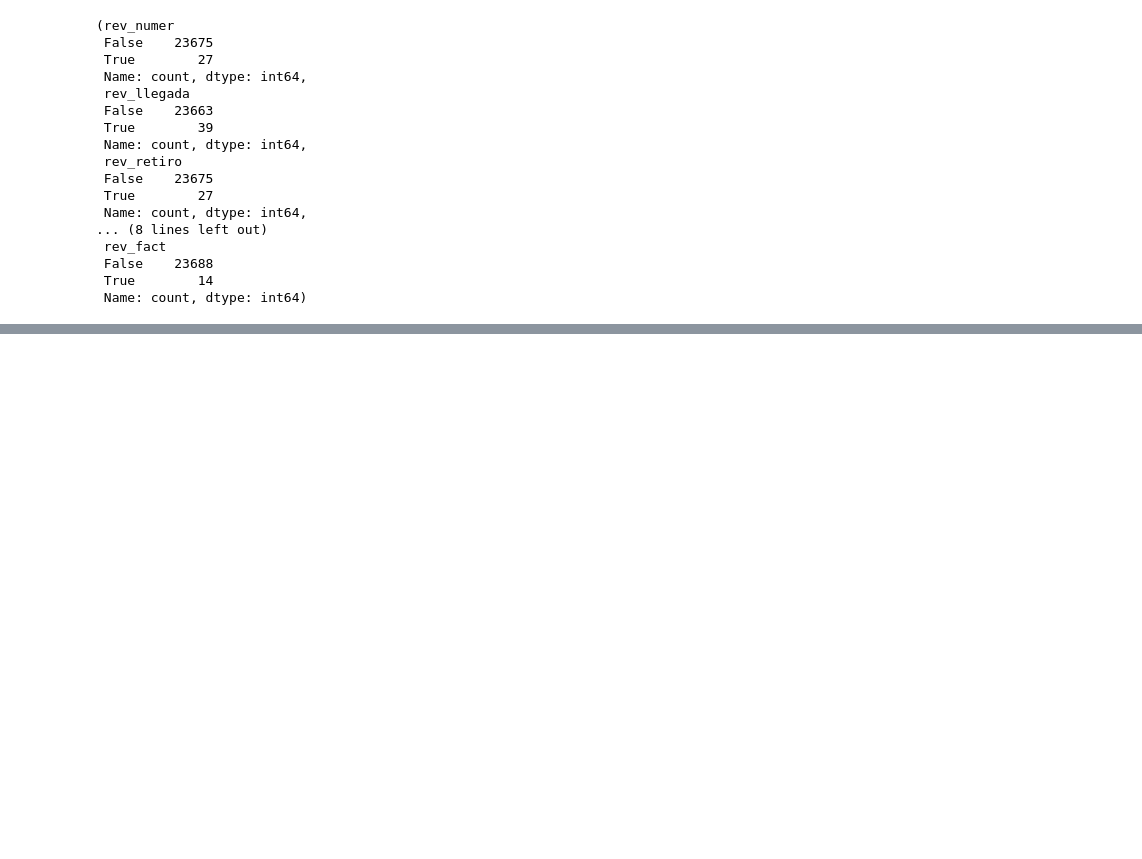
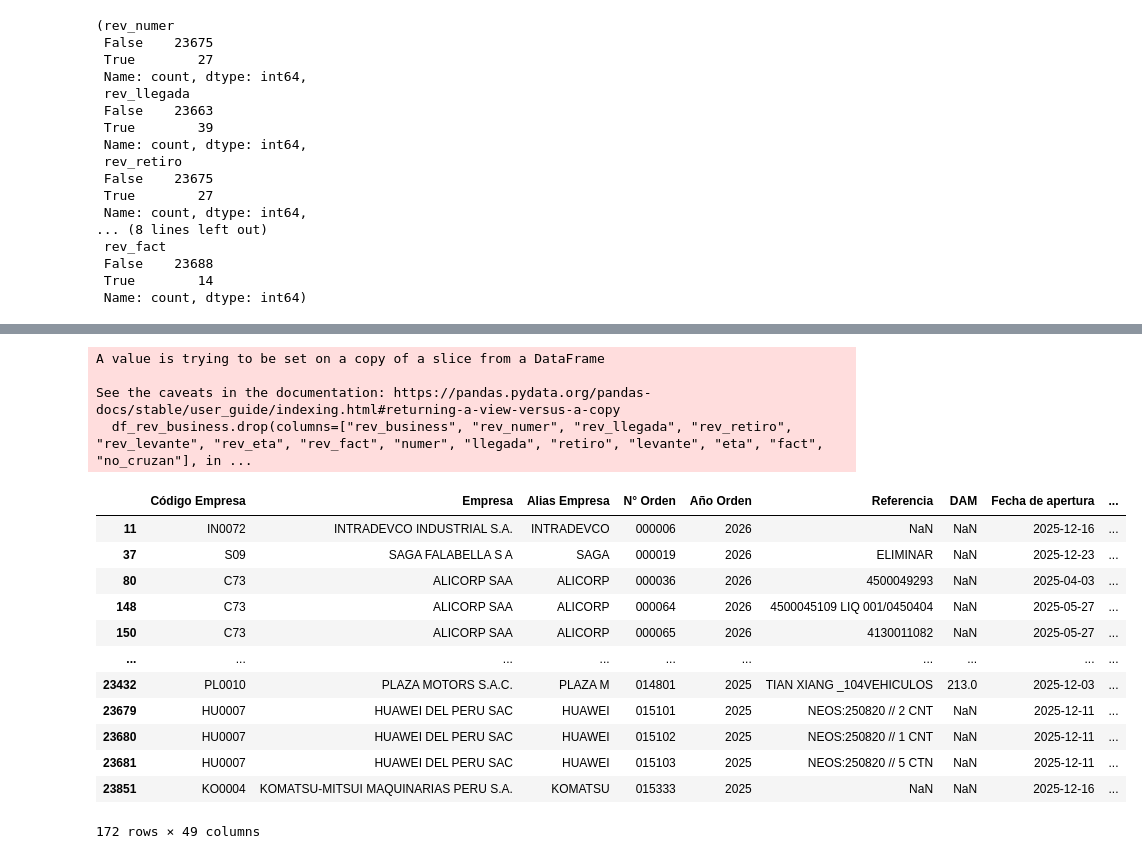
Before and after one commit to adtor97/isco_data_script, a Jupyter notebook: app.ipynb, the cells around one changed output, grey strips where cells are left out. Cells and saved outputs as stored; diff of their text form; code cells hidden in the pictures; blank space fills up the shorter version.

Commit message:
add business logic

```diff
--- a/app.ipynb
+++ b/app.ipynb
@@ -181,3 +181,19 @@ See the caveats in the documentation: https://pandas.pydata.org/pandas-docs/stab
  False    23688
  True        14
  Name: count, dtype: int64)
+# %%
+# Asegurarse de que 'Fecha de apertura' es datetime
+df["Fecha de apertura"] = pd.to_datetime(df["Fecha de apertura"], errors="coerce")
+
+fecha_corte = pd.Timestamp("2026-05-01")
+
+df["rev_business"] = (df["Fecha de apertura"] < fecha_corte) & (df["Estado actual"] != "Facturada")
+
+# Para los registros donde rev_business es True, poner todas las columnas 'rev_' (excepto 'rev_business')
+# y también numer, llegada, retiro, levante, eta, fact en False
+extra_false_cols = ["numer", "llegada", "retiro", "levante", "eta", "fact"]
+rev_columns = [col for col in df.columns if col.startswith("rev_") and col != "rev_business"]
+all_set_false = rev_columns + [col for col in extra_false_cols if col in df.columns]
+df.loc[df["rev_business"], all_set_false] = False
+
+df["rev_business"].value_counts()
@@ -184 +215,23 @@ See the caveats in the documentation: https://pandas.pydata.org/pandas-docs/stab
+# %%
+df_rev_business = df[df["rev_business"]]
+df_rev_business.drop(columns=["rev_business", "rev_numer", "rev_llegada", "rev_retiro", "rev_levante", "rev_eta", "rev_fact", "numer", "llegada", "retiro", "levante", "eta", "fact", "no_cruzan"], inplace=True)
+df_rev_business
+# %% [output]
+A value is trying to be set on a copy of a slice from a DataFrame
+
+See the caveats in the documentation: https://pandas.pydata.org/pandas-docs/stable/user_guide/indexing.html#returning-a-view-versus-a-copy
+  df_rev_business.drop(columns=["rev_business", "rev_numer", "rev_llegada", "rev_retiro", "rev_levante", "rev_eta", "rev_fact", "numer", "llegada", "retiro", "levante", "eta", "fact", "no_cruzan"], in ...
+|  | Código Empresa | Empresa | Alias Empresa | N° Orden | Año Orden | Referencia | DAM | Fecha de apertura | ... |
+| 11 | IN0072 | INTRADEVCO INDUSTRIAL S.A. | INTRADEVCO | 000006 | 2026 | NaN | NaN | 2025-12-16 | ... |
+| 37 | S09 | SAGA FALABELLA S A | SAGA | 000019 | 2026 | ELIMINAR | NaN | 2025-12-23 | ... |
+| 80 | C73 | ALICORP SAA | ALICORP | 000036 | 2026 | 4500049293 | NaN | 2025-04-03 | ... |
+| 148 | C73 | ALICORP SAA | ALICORP | 000064 | 2026 | 4500045109 LIQ 001/0450404 | NaN | 2025-05-27 | ... |
+| 150 | C73 | ALICORP SAA | ALICORP | 000065 | 2026 | 4130011082 | NaN | 2025-05-27 | ... |
+| ... | ... | ... | ... | ... | ... | ... | ... | ... | ... |
+| 23432 | PL0010 | PLAZA MOTORS S.A.C. | PLAZA M | 014801 | 2025 | TIAN XIANG _104VEHICULOS | 213.0 | 2025-12-03 | ... |
+| 23679 | HU0007 | HUAWEI DEL PERU SAC | HUAWEI | 015101 | 2025 | NEOS:250820 // 2 CNT | NaN | 2025-12-11 | ... |
+| 23680 | HU0007 | HUAWEI DEL PERU SAC | HUAWEI | 015102 | 2025 | NEOS:250820 // 1 CNT | NaN | 2025-12-11 | ... |
+| 23681 | HU0007 | HUAWEI DEL PERU SAC | HUAWEI | 015103 | 2025 | NEOS:250820 // 5 CTN | NaN | 2025-12-11 | ... |
+| 23851 | KO0004 | KOMATSU-MITSUI MAQUINARIAS PERU S.A. | KOMATSU | 015333 | 2025 | NaN | NaN | 2025-12-16 | ... |
+172 rows × 49 columns
 # %%
```
Also changed, not shown: parts of 2 cells of this notebook.
